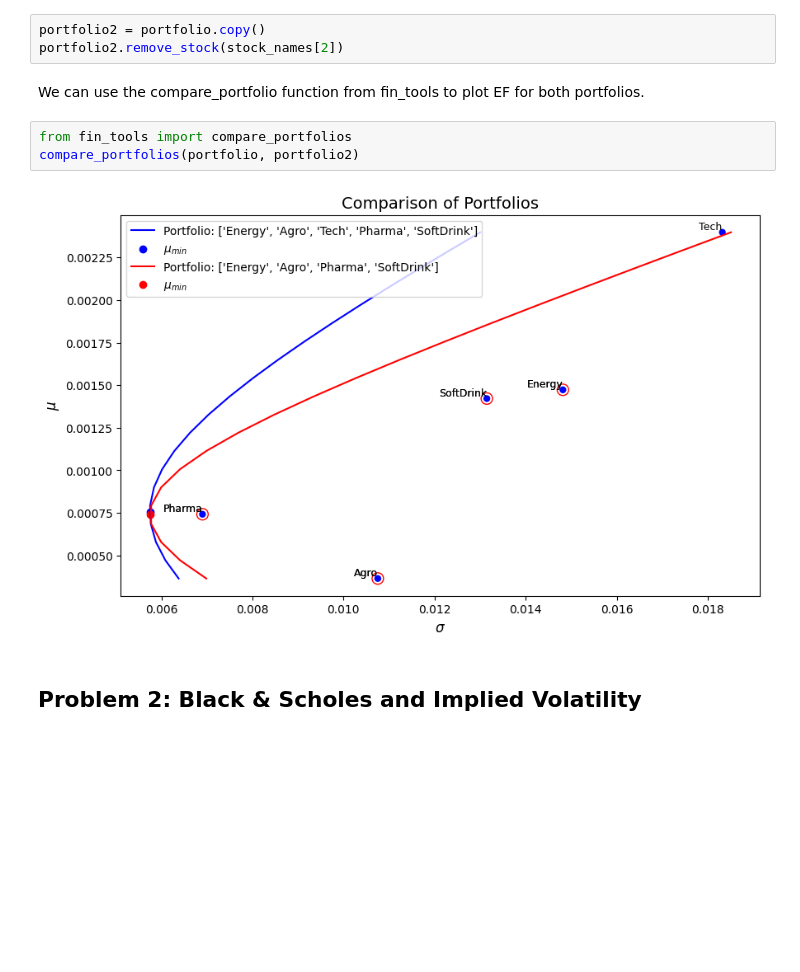
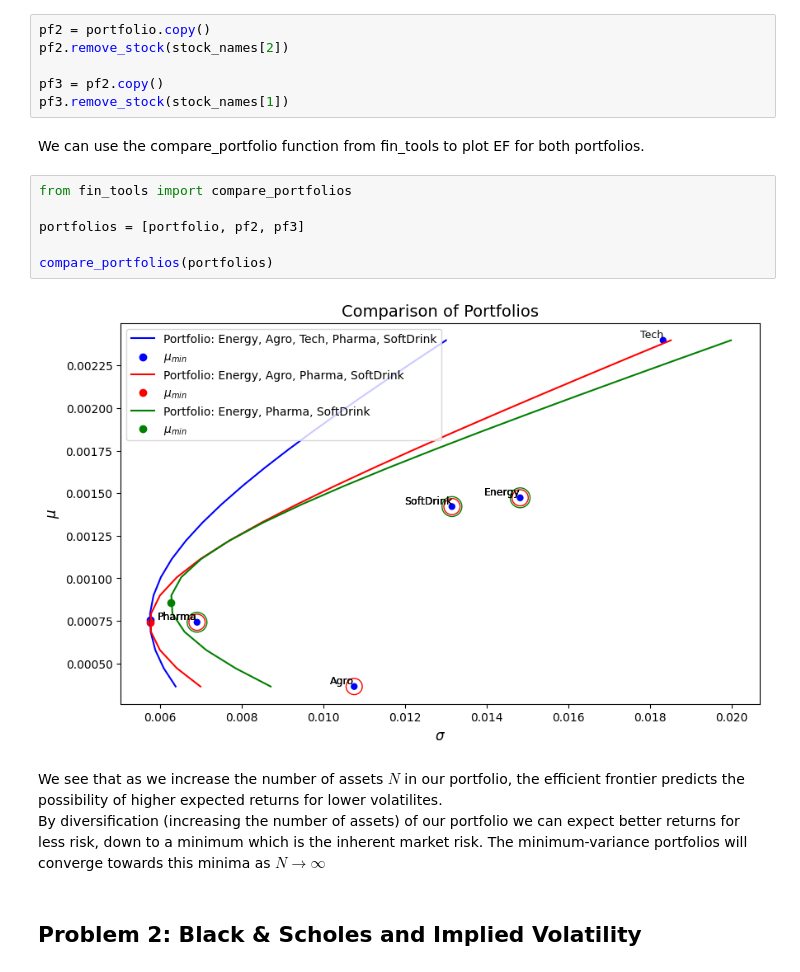
Before and after one commit to nordensten/fin_tools, a Jupyter notebook: portfolio_analysis.ipynb, the cells around one changed output. Drawn from its saved outputs; the diff is of its cells as text; blank space fills up the shorter version.

```diff
--- a/portfolio_analysis.ipynb
+++ b/portfolio_analysis.ipynb
@@ -111,15 +110,24 @@ Explain what happens with the risk and expected return compared to the case of 5
 # %% [markdown]
 Let us copy our current portfolio, and remove a stock.
 # %%
-portfolio2 = portfolio.copy()
-portfolio2.remove_stock(stock_names[2])
+pf2 = portfolio.copy()
+pf2.remove_stock(stock_names[2])
+
+pf3 = pf2.copy()
+pf3.remove_stock(stock_names[1])
 # %% [markdown]
 We can use the compare_portfolio function from fin_tools to plot EF for both portfolios.
 # %%
 from fin_tools import compare_portfolios
-compare_portfolios(portfolio, portfolio2)
+
+portfolios = [portfolio, pf2, pf3]
+
+compare_portfolios(portfolios)
 # %% [output]
-[figure, old version]
+[figure, new version]
+# %% [markdown]
+We see that as we increase the number of assets $N$ in our portfolio, the efficient frontier predicts the possibility of higher expected returns for lower volatilites.
+By diversification (increasing the number of assets) of our portfolio we can expect better returns for less risk, down to a minimum which is the inherent market risk. The minimum-variance portfolios will converge towards this minima as $N\rightarrow\infty$
 # %% [markdown]
 ## Problem 2: Black & Scholes and Implied Volatility  ##
 # %% [markdown]
```
Also changed, not shown: parts of 7 cells of this notebook, 2 other files.
